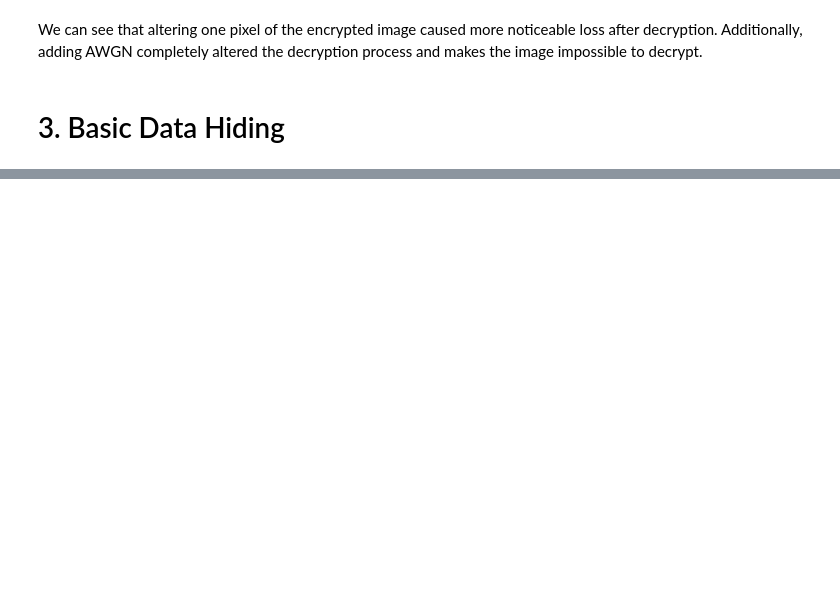
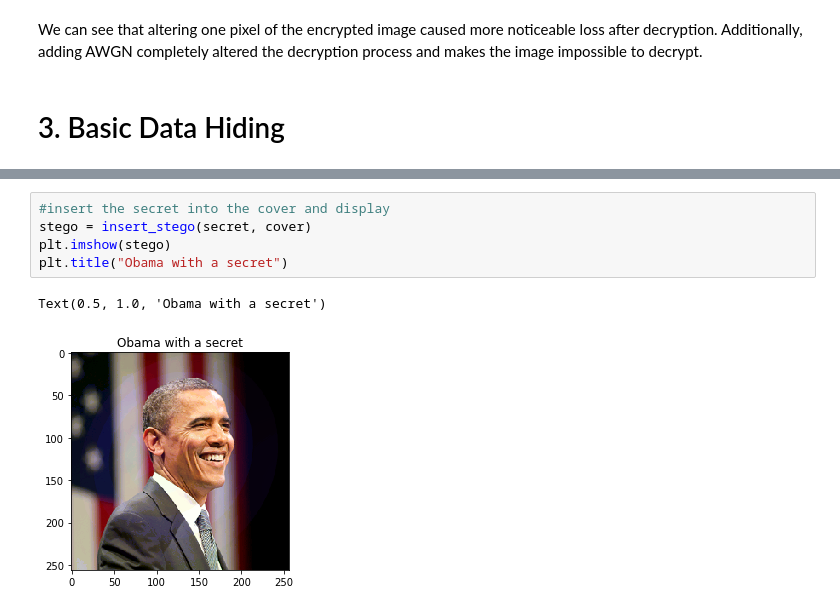
Before and after one commit to kensekense/unige-spring-2020, a Jupyter notebook: privacy/tp2/TP2.ipynb, the cells around one changed output, grey strips where cells are left out. Cells and saved outputs as stored; diff of their text form; blank space fills up the shorter version.

```diff
--- a/privacy/tp2/TP2.ipynb
+++ b/privacy/tp2/TP2.ipynb
@@ -206,0 +372,8 @@ We can see that altering one pixel of the encrypted image caused more noticeable
+# %%
+#insert the secret into the cover and display
+stego = insert_stego(secret, cover)
+plt.imshow(stego)
+plt.title("Obama with a secret")
+# %% [output]
+Text(0.5, 1.0, 'Obama with a secret')
+[figure, added]
```
Also changed, not shown: parts of 11 cells of this notebook, 2 other files.
